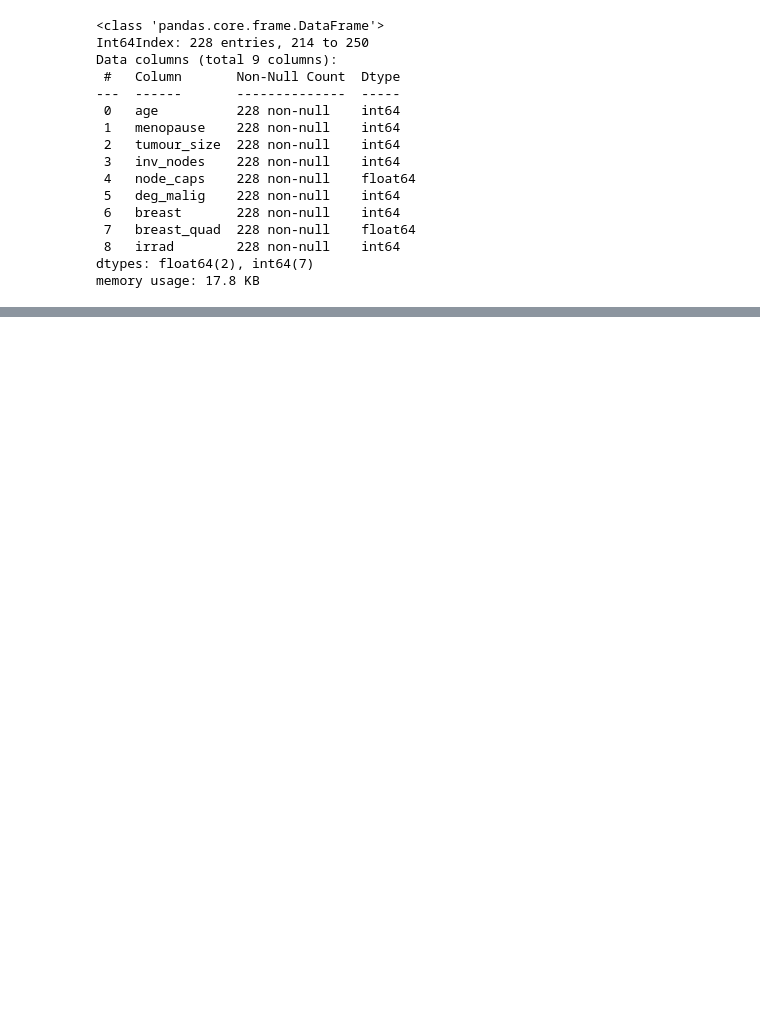
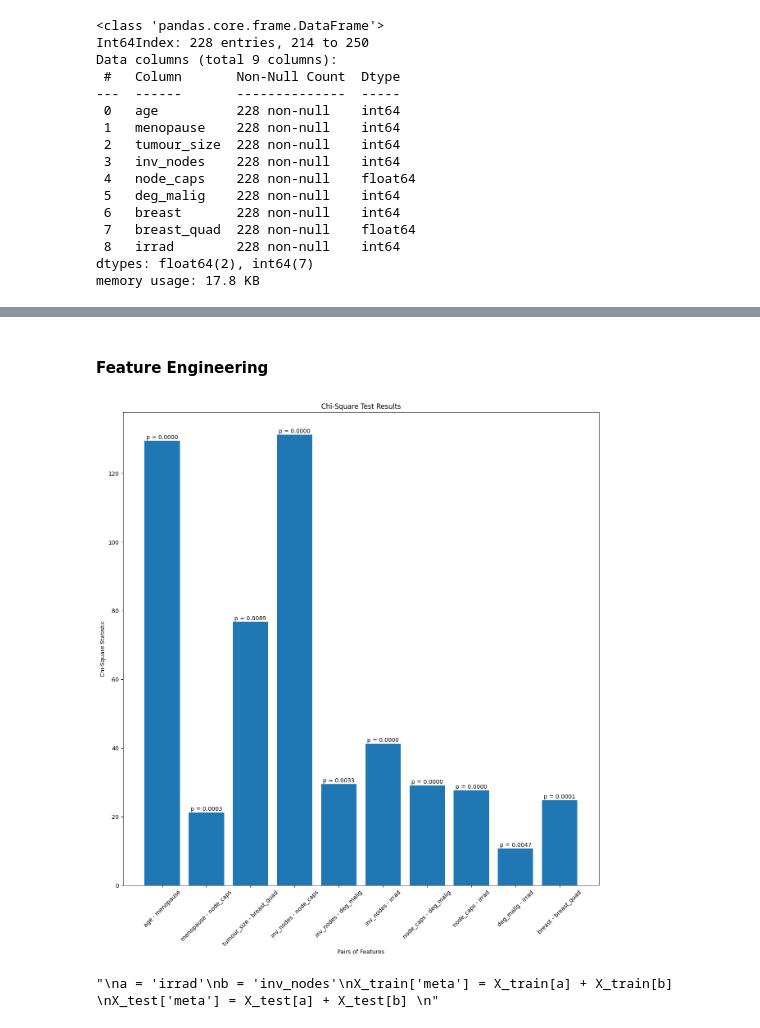
Before and after one commit to daniocionini/Prediction-Model-Breast-Cancer-Recurrence, a Jupyter notebook: breast-cancer-recurrence-model.ipynb, the cells around one changed output, grey strips where cells are left out. Saved outputs shown, nothing was run; the diff lists cells and outputs as text; code cells hidden in the pictures; blank space fills up the shorter version.

```diff
--- a/breast-cancer-recurrence-model.ipynb
+++ b/breast-cancer-recurrence-model.ipynb
@@ -326,0 +303,46 @@ resampling to balanced: 0.4666666666666667
+# %% [markdown]
+#### Feature Engineering
+# %%
+# perform correlation between attributes with non-continuous data
+from scipy.stats import chi2_contingency
+
+columns = X_train.columns
+results = []
+for i, column1 in enumerate(columns):
+    for column2 in columns[i + 1:]:
+        table = pd.crosstab(X_train[column1], X_train[column2])
+        chi2, p, dof, expected = chi2_contingency(table)
+        if p <= 0.05:
+            results.append([column1, column2, chi2, p])
+
+# plot the results
+x = [f"{result[0]} - {result[1]}" for result in results]
+y = [result[2] for result in results]
+p = [result[3] for result in results]
+
+fig, ax = plt.subplots()
+fig.set_size_inches(15,15)
+ax.bar(x, y)
+
+for i, v in enumerate(y):
+    ax.text(i, v + 0.5, f"p = {p[i]:.4f}", ha='center')
+
+plt.title("Chi-Square Test Results")
+plt.xlabel("Pairs of Features")
+plt.ylabel("Chi-Square Statistic")
+plt.xticks(rotation=45)
+plt.show()
+# %% [output]
+[figure, added]
+# %%
+X_train['size_agg'] = X_train['tumour_size'] + X_train['deg_malig']
+X_test['size_agg'] = X_test['tumour_size'] + X_test['deg_malig']
+
+"""
+a = 'irrad'
+b = 'inv_nodes'
+X_train['meta'] = X_train[a] + X_train[b]
+X_test['meta'] = X_test[a] + X_test[b]
+"""
+# %% [output]
+"\na = 'irrad'\nb = 'inv_nodes'\nX_train['meta'] = X_train[a] + X_train[b] \nX_test['meta'] = X_test[a] + X_test[b] \n"
```
Also changed, not shown: parts of 43 cells of this notebook, 1 other file.
